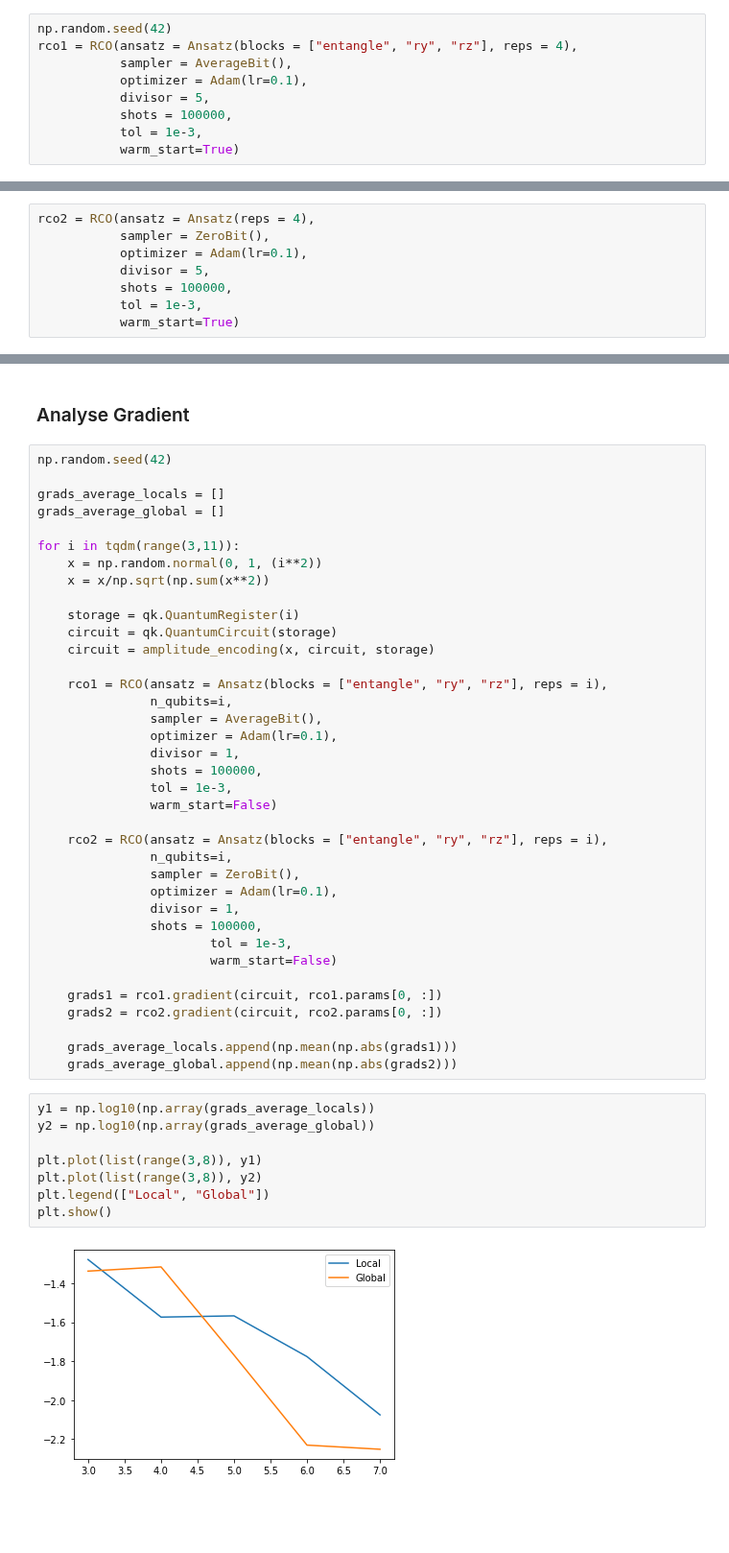
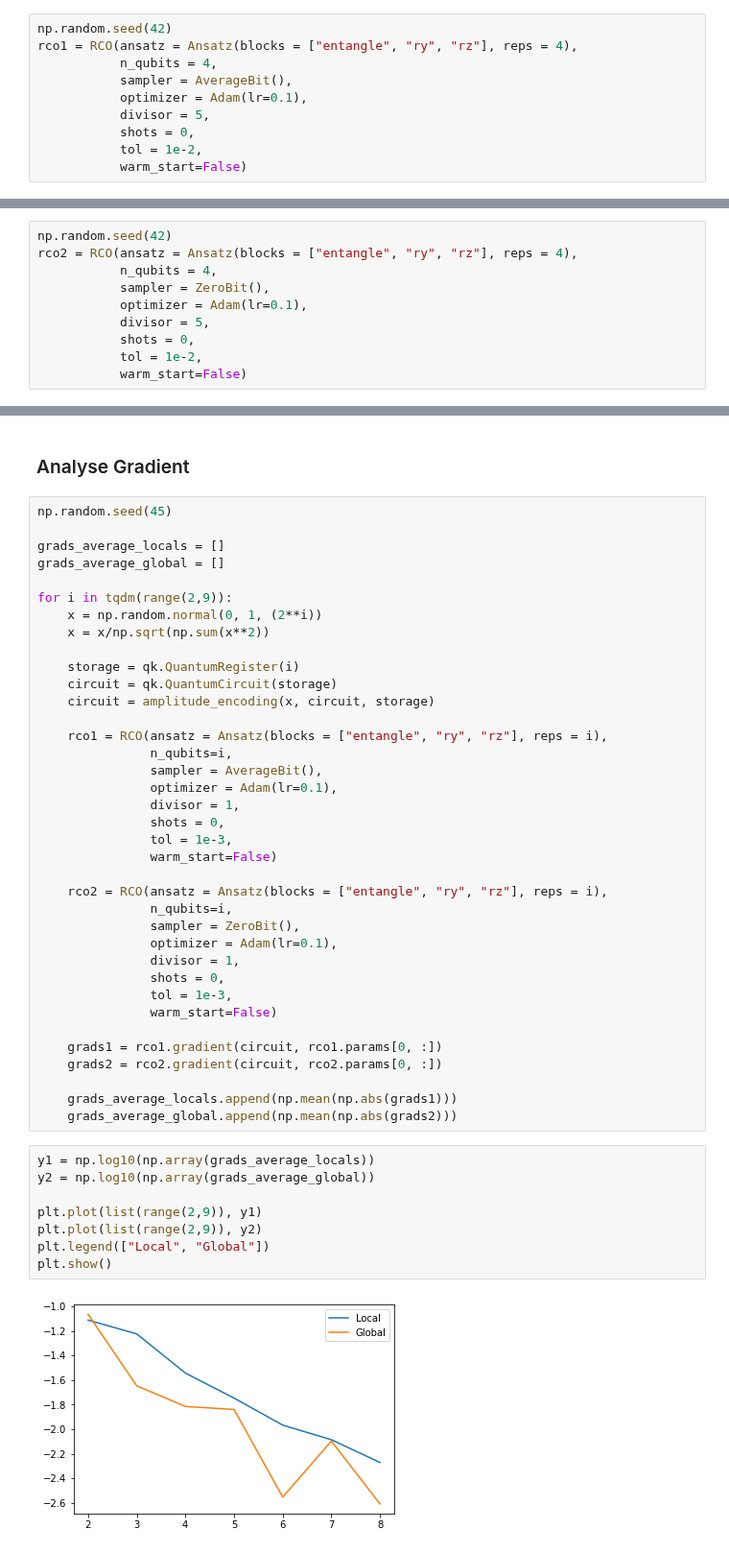
Before and after one commit to KristianWold/Master-Thesis, a Jupyter notebook: notebooks/experiments/RCO.ipynb, the cells around one changed output, grey strips where cells are left out. Shown at 96% size. Cells and saved outputs as stored; diff of their text form; blank space fills up the shorter version.

```diff
--- a/notebooks/experiments/RCO.ipynb
+++ b/notebooks/experiments/RCO.ipynb
@@ -32,12 +35,13 @@ circuit = random_circuit(n_qubits, depth)
 # %%
 np.random.seed(42)
 rco1 = RCO(ansatz = Ansatz(blocks = ["entangle", "ry", "rz"], reps = 4),
+           n_qubits = 4,
            sampler = AverageBit(),
            optimizer = Adam(lr=0.1),
            divisor = 5,
-           shots = 100000,
-           tol = 1e-3,
-           warm_start=True)
+           shots = 0,
+           tol = 1e-2,
+           warm_start=False)
 # %%
 np.random.seed(42)
 rco1.fit(circuit)
@@ -46,11 +70,13 @@ rco1.predict(circuit)
 # %%
-rco2 = RCO(ansatz = Ansatz(reps = 4),
+np.random.seed(42)
+rco2 = RCO(ansatz = Ansatz(blocks = ["entangle", "ry", "rz"], reps = 4),
+           n_qubits = 4,
            sampler = ZeroBit(),
            optimizer = Adam(lr=0.1),
            divisor = 5,
-           shots = 100000,
-           tol = 1e-3,
-           warm_start=True)
+           shots = 0,
+           tol = 1e-2,
+           warm_start=False)
 # %%
 np.random.seed(42)
 rco2.fit(circuit)
@@ -174,13 +221,13 @@ rco_amplitude_encoder4.fit(circuit)
 # %% [markdown]
 ### Analyse Gradient
 # %%
-np.random.seed(42)
+np.random.seed(45)
 
 grads_average_locals = []
 grads_average_global = []
 
-for i in tqdm(range(3,11)):
-    x = np.random.normal(0, 1, (i**2))
+for i in tqdm(range(2,9)):
+    x = np.random.normal(0, 1, (2**i))
     x = x/np.sqrt(np.sum(x**2))
 
     storage = qk.QuantumRegister(i)
@@ -192,7 +239,7 @@ for i in tqdm(range(3,11)):
                sampler = AverageBit(),
                optimizer = Adam(lr=0.1),
                divisor = 1,
-               shots = 100000,
+               shots = 0,
                tol = 1e-3,
                warm_start=False)
 
@@ -201,9 +248,9 @@ for i in tqdm(range(3,11)):
                sampler = ZeroBit(),
                optimizer = Adam(lr=0.1),
                divisor = 1,
-               shots = 100000,
-                       tol = 1e-3,
-                       warm_start=False)
+               shots = 0,
+               tol = 1e-3,
+               warm_start=False)
 
     grads1 = rco1.gradient(circuit, rco1.params[0, :])
     grads2 = rco2.gradient(circuit, rco2.params[0, :])
@@ -213,10 +260,10 @@ for i in tqdm(range(3,11)):
 # %%
 y1 = np.log10(np.array(grads_average_locals))
 y2 = np.log10(np.array(grads_average_global))
 
-plt.plot(list(range(3,8)), y1)
-plt.plot(list(range(3,8)), y2)
+plt.plot(list(range(2,9)), y1)
+plt.plot(list(range(2,9)), y2)
 plt.legend(["Local", "Global"])
 plt.show()
 # %% [output]
-[figure, old version]
+[figure, new version]
```
Also changed, not shown: parts of 11 cells of this notebook, 3 other files.
